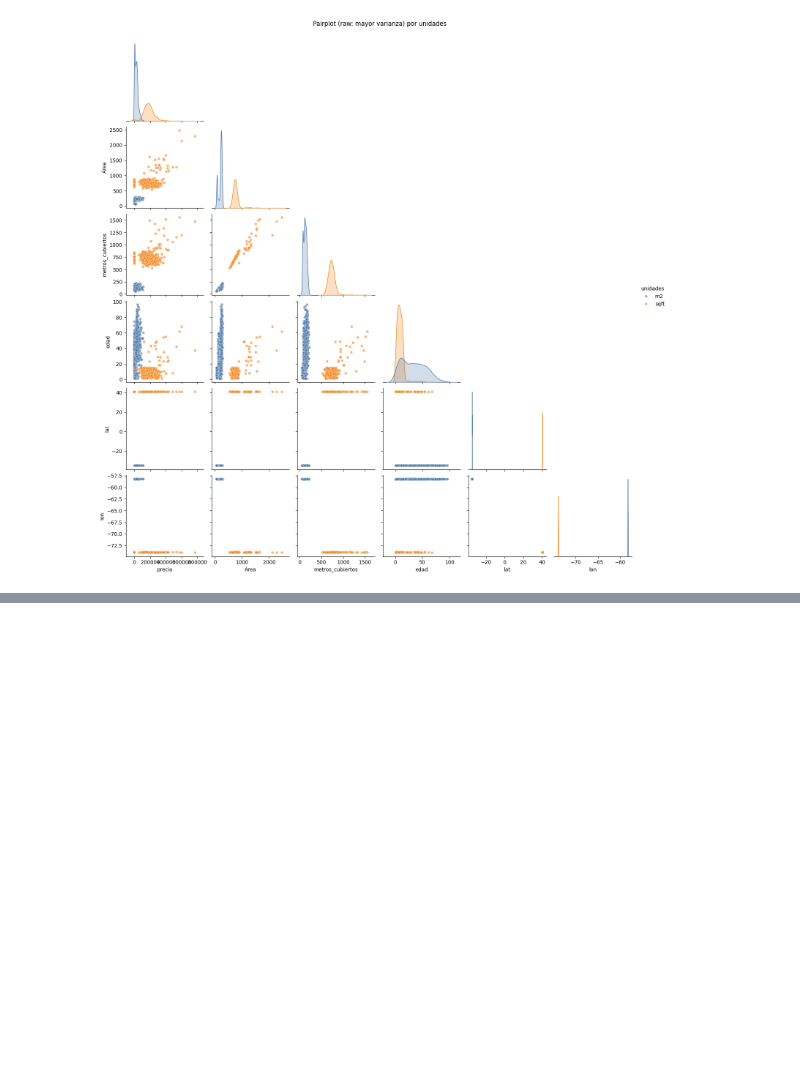
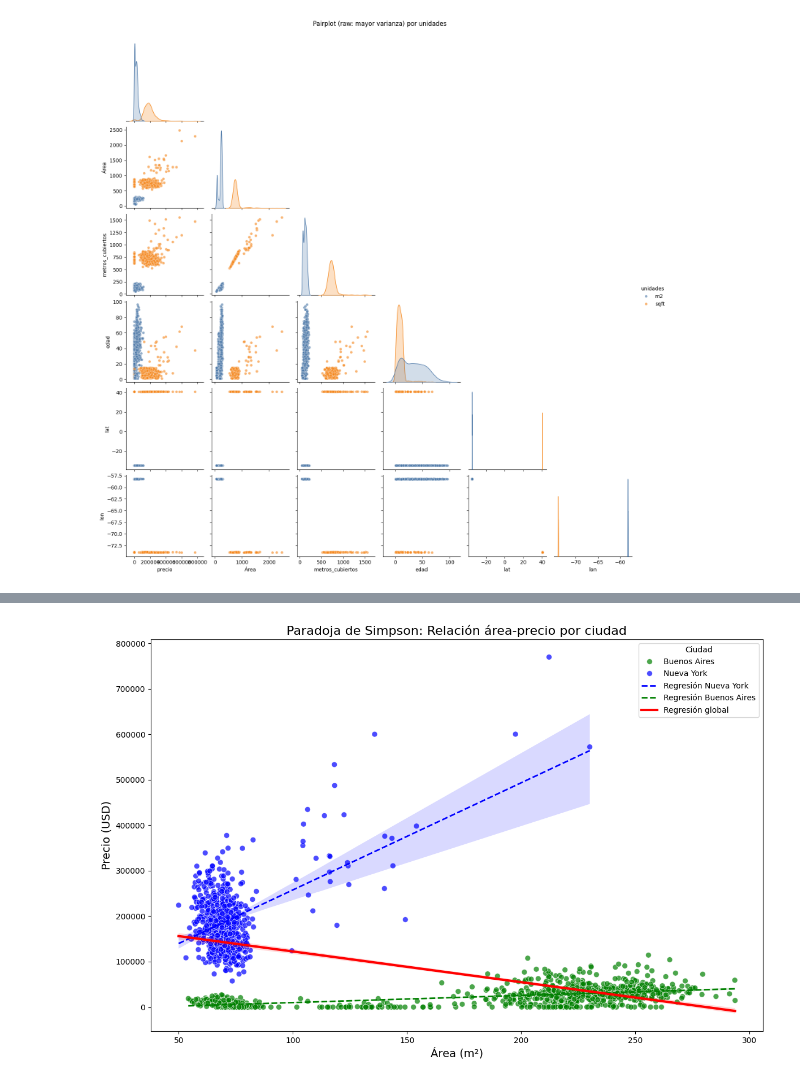
Before and after one commit to Santi2065/property-price-regression, a Jupyter notebook: notebooks/Entrega_TP1.ipynb, the cells around one changed output, grey strips where cells are left out. Cells and saved outputs as stored; diff of their text form; code cells hidden in the pictures; blank space fills up the shorter version.

```diff
--- a/notebooks/Entrega_TP1.ipynb
+++ b/notebooks/Entrega_TP1.ipynb
@@ -246,0 +589,99 @@ df_val.to_csv("../data/processed/casas_val.csv", index=False)
+# %%
+# Análisis de la correlación negativa: Nueva York vs Buenos Aires
+import pandas as pd
+import matplotlib.pyplot as plt
+import seaborn as sns
+
+# Cargo datos procesados
+df_proc = pd.read_csv("../data/processed/casas_dev.csv")
+
+# 1. Separo por ubicación geográfica usando lat/lon
+if "lat" in df_proc.columns and "lon" in df_proc.columns:
+    # Nueva York: ~40°N, -74°O
+    # Buenos Aires: ~-34°S, -58°O
+    df_proc['ciudad'] = 'Desconocida'
+    df_proc.loc[(df_proc['lat'] > 30) & (df_proc['lat'] < 45) &
+                (df_proc['lon'] < -70) & (df_proc['lon'] > -80), 'ciudad'] = 'Nueva York'
+    df_proc.loc[(df_proc['lat'] < -30) & (df_proc['lat'] > -40) &
+                (df_proc['lon'] < -55) & (df_proc['lon'] > -65), 'ciudad'] = 'Buenos Aires'
+
+    # Desnormalizo el área para mejor visualización
+    area_mean_train = PARAMS["Área"]["mean"]
+    area_std_train = PARAMS["Área"]["std"]
+    df_proc['area_real'] = df_proc['Área'] * area_std_train + area_mean_train
+
+    # 2. Estadísticas descriptivas por ciudad
+    print("Número de propiedades por ciudad:")
+    print(df_proc['ciudad'].value_counts())
+    print("\nEstadísticas por ciudad:")
+    cols_stats = ['precio', 'area_real']
+    if 'pileta_1' in df_proc.columns:
+        cols_stats.append('pileta_1')
+    stats = df_proc.groupby('ciudad')[cols_stats].agg(['mean', 'median', 'count'])
+    print(stats)
+
+    # 3. Correlaciones por ciudad vs correlación global
+    print("\nCorrelación área-precio global:", df_proc['Área'].corr(df_proc['precio']))
+
+    nyc = df_proc[df_proc['ciudad'] == 'Nueva York']
+    ba = df_proc[df_proc['ciudad'] == 'Buenos Aires']
+
+    print("Correlación área-precio en Nueva York:", nyc['Área'].corr(nyc['precio']))
+    print("Correlación área-precio en Buenos Aires:", ba['Área'].corr(ba['precio']))
+
+    # 4. Visualización: Scatter plot por ciudad
+    plt.figure(figsize=(12, 8))
+
+    # Scatter plot por ciudad con área real (desnormalizada)
+    sns.scatterplot(data=df_proc, x='area_real', y='precio', hue='ciudad',
+                    palette={'Nueva York': 'blue', 'Buenos Aires': 'green', 'Desconocida': 'gray'},
+                    alpha=0.7, s=50)
+
+    # Añadir regresión lineal para cada ciudad
+    for ciudad, color in [('Nueva York', 'blue'), ('Buenos Aires', 'green')]:
+        city_data = df_proc[df_proc['ciudad'] == ciudad]
+        if len(city_data) > 0:
+            sns.regplot(x='area_real', y='precio', data=city_data,
+                       scatter=False, line_kws={'linewidth': 2, 'linestyle': '--'},
+                       color=color, label=f'Regresión {ciudad}')
+
+    # Regresión global (para mostrar la paradoja)
+    sns.regplot(x='area_real', y='precio', data=df_proc,
+               scatter=False, line_kws={'linewidth': 3, 'color': 'red'},
+               label='Regresión global')
+
+    plt.title('Paradoja de Simpson: Relación área-precio por ciudad', fontsize=16)
+    plt.xlabel('Área (m²)', fontsize=14)
+    plt.ylabel('Precio (USD)', fontsize=14)
+    plt.legend(title='Ciudad')
+    plt.tight_layout()
+    plt.show()
+
+    # 5. Distribución de precios por ciudad
+    plt.figure(figsize=(12, 5))
+    sns.boxplot(x='ciudad', y='precio', data=df_proc)
+    plt.title('Distribución de precios por ciudad', fontsize=16)
+    plt.ylabel('Precio (USD)', fontsize=14)
+    plt.tight_layout()
+    plt.show()
+
+    # 6. Distribución de áreas por ciudad
+    plt.figure(figsize=(12, 5))
+    sns.boxplot(x='ciudad', y='area_real', data=df_proc)
+    plt.title('Distribución de áreas por ciudad', fontsize=16)
+    plt.ylabel('Área (m²)', fontsize=14)
+    plt.tight_layout()
+    plt.show()
+
+    # 7. Frecuencia de pileta por ciudad
+    if 'pileta_1' in df_proc.columns:
+        plt.figure(figsize=(8, 6))
+        pileta_por_ciudad = pd.crosstab(df_proc['ciudad'], df_proc['pileta_1'])
+        pileta_por_ciudad.plot(kind='bar', stacked=True)
+        plt.title('Presencia de pileta por ciudad', fontsize=16)
+        plt.xlabel('Ciudad', fontsize=14)
+        plt.ylabel('Cantidad de propiedades', fontsize=14)
+        plt.legend(['Sin pileta', 'Con pileta'])
+        plt.tight_layout()
+        plt.show()
+# %% [output]
@@ -246,0 +704 @@ df_val.to_csv("../data/processed/casas_val.csv", index=False)
+[figure, added]
```
Also changed, not shown: parts of 17 cells of this notebook, 8 other files.
